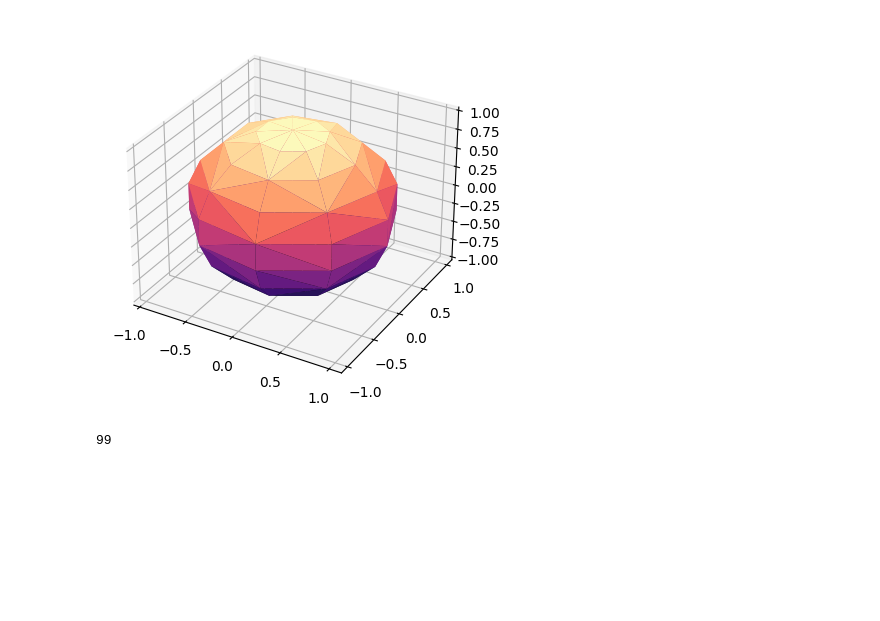
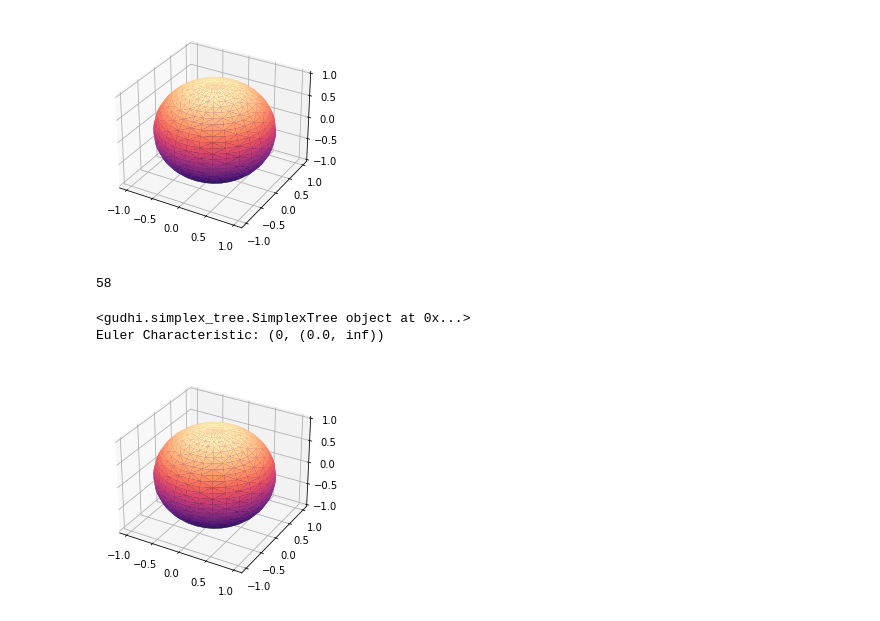
Before and after one commit to Necromath/ml_projects, a Jupyter notebook: MSRI_TDA_ML_DAY1.ipynb, the cells around one changed output. Saved outputs shown, nothing was run; the diff lists cells and outputs as text; code cells hidden in the pictures; blank space fills up the shorter version.

```diff
--- a/MSRI_TDA_ML_DAY1.ipynb
+++ b/MSRI_TDA_ML_DAY1.ipynb
@@ -50,29 +50,29 @@ def triangulate_sphere(ax, k=30, cmap=cm.magma):
 # %%
 fig = plt.figure()
 ax = fig.add_subplot(projection='3d')
-triangles = triangulate_sphere(ax, k=10)
+triangles = triangulate_sphere(ax, k=30)
 
 plt.show()
 
 
 # Computing the number of faces
 
 faces = len(triangles)
 
 # Computing the number of edges
 
-edges = 0
+edges = len(triangles) * 3 // 2  # Each triangle contributes 3 edges, but counted twice
 
 #There is an error with how the points are distributed on the sphere. Everything else checks out tho.
 
 # Computing the number of vertices
 
 vertices = np.max(triangles)
 
-print(vertices)
+print(vertices-edges+faces)
 # %% [output]
-[figure, old version]
+[figure, new version]
-99
+58
 # %%
 # TODO: Compute the Euler characteristic of the simplicial complex generated by the triangulation of the sphere
 # Recall: Euler Char = V - E + F
@@ -85,6 +85,31 @@ print(vertices)
 # There is a largest vertex value, this value is our V.
 # There is a bug in this code that will cause the program to
 # return a 1 instead of a 2.
+
+from gudhi import SimplexTree
+
+def calculate_euler_characteristic(tri):
+    # Convert the Delaunay triangulation to a GUDHI simplex tree
+    st = SimplexTree()
+    for simplex in tri:
+        st.insert(simplex.tolist())
+
+    # Calculate the Euler characteristic
+    euler_char = st.persistence(persistence_dim_max=True)[0]
+    print(st)
+
+    return euler_char
+
+# Usage:
+fig = plt.figure()
+ax = fig.add_subplot(111, projection='3d')
+triangles = triangulate_sphere(ax, k=30)  # You can adjust k as needed
+euler_characteristic = calculate_euler_characteristic(triangles)
+print("Euler Characteristic:", euler_characteristic)
+# %% [output]
+<gudhi.simplex_tree.SimplexTree object at 0x...>
+Euler Characteristic: (0, (0.0, inf))
+[figure, added]
 # %%
 def load_pcd(filename, show=False):
     ''' Loads 2D/3D point cloud data from *.npy files
```
Also changed, not shown: parts of 1 cell of this notebook, 1 other file.
